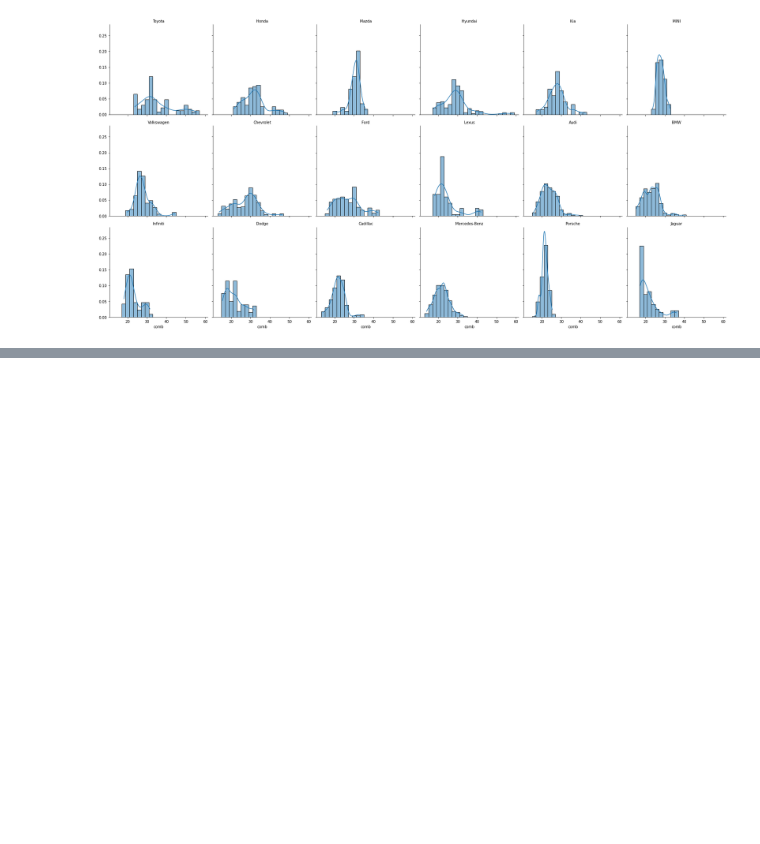
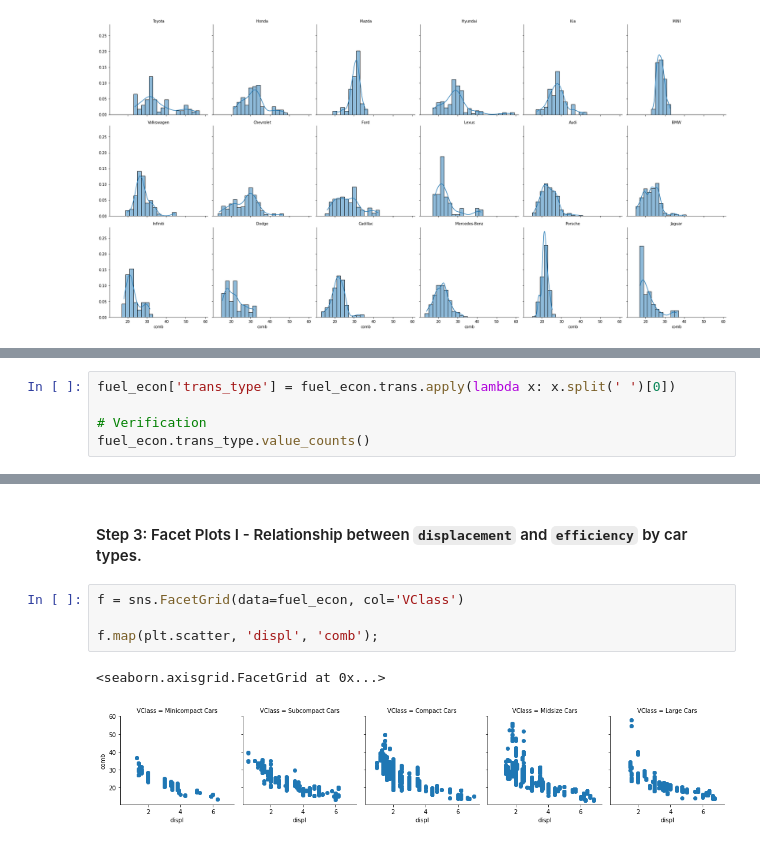
Before and after one commit to Alex-YuZ/Data-Visualization, a Jupyter notebook: Faceting.ipynb, the cells around one changed output, grey strips where cells are left out. Cells and saved outputs as stored; diff of their text form; blank space fills up the shorter version.

Commit message:
feat: Add faceting examples on two categorical variable.

```diff
--- a/Faceting.ipynb
+++ b/Faceting.ipynb
@@ -287,0 +301,5 @@ g.set_titles('{col_name}');
+# %%
+fuel_econ['trans_type'] = fuel_econ.trans.apply(lambda x: x.split(' ')[0])
+
+# Verification
+fuel_econ.trans_type.value_counts()
@@ -287,0 +318,9 @@ g.set_titles('{col_name}');
+# %% [markdown]
+#### Step 3: Facet Plots I - Relationship between `displacement` and `efficiency` by car types.
+# %%
+f = sns.FacetGrid(data=fuel_econ, col='VClass')
+
+f.map(plt.scatter, 'displ', 'comb');
+# %% [output]
+<seaborn.axisgrid.FacetGrid at 0x...>
+[figure, added]
```
Also changed, not shown: parts of 9 cells of this notebook.
